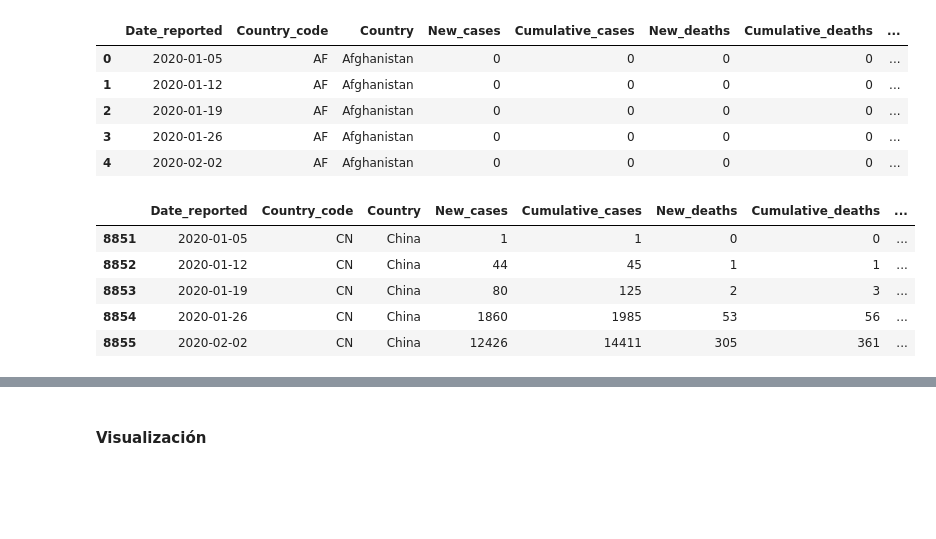
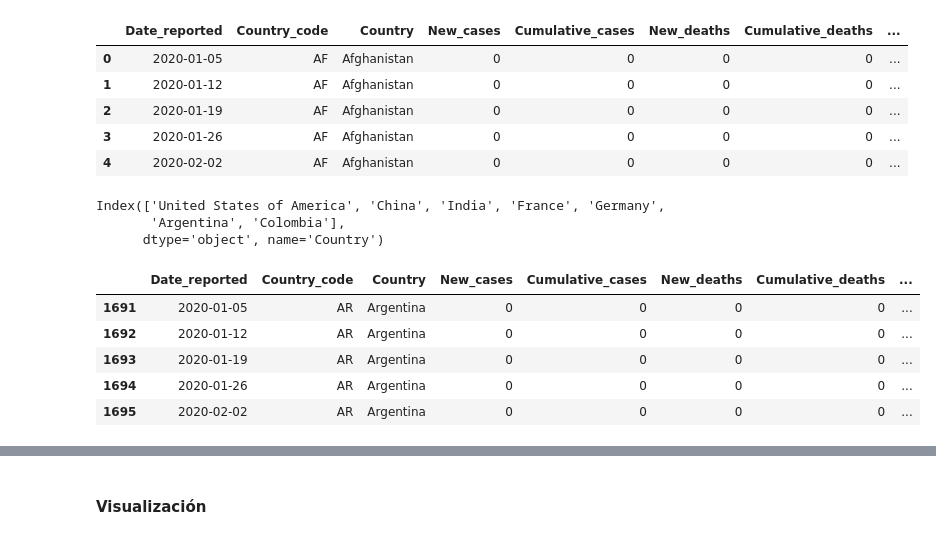
Before and after one commit to pabloing93/covid19-analysis, a Jupyter notebook: COVID19_Analysis.ipynb, the cells around one changed output, grey strips where cells are left out. Drawn from its saved outputs; the diff is of its cells as text; code cells hidden in the pictures; blank space fills up the shorter version.

```diff
--- a/COVID19_Analysis.ipynb
+++ b/COVID19_Analysis.ipynb
@@ -548,3 +550,7 @@ India                        45023751
 France                       38997490
 Germany                      38437756
 Name: Cumulative_cases, dtype: int64
+# %%
+top_5_paises_col_arg = top_5_paises.copy()
+top_5_paises_col_arg['Argentina'] = np.sum(ARG)
+top_5_paises_col_arg['Colombia'] = np.sum(COL)
@@ -558,13 +591,19 @@ df_covid_limpio_reset.head()
 | 2 | 2020-01-19 | AF | Afghanistan | 0 | 0 | 0 | 0 | ... |
 | 3 | 2020-01-26 | AF | Afghanistan | 0 | 0 | 0 | 0 | ... |
 | 4 | 2020-02-02 | AF | Afghanistan | 0 | 0 | 0 | 0 | ... |
+# %%
+top_5_paises_col_arg.index
+# %% [output]
+Index(['United States of America', 'China', 'India', 'France', 'Germany',
+       'Argentina', 'Colombia'],
+      dtype='object', name='Country')
 # %%
-df_top_5 = df_covid_limpio_reset[df_covid_limpio_reset['Country'].isin(top_5_paises.index)]
-df_top_5.head()
+df_top_5_col_arg = df_covid_limpio_reset[df_covid_limpio_reset['Country'].isin(top_5_paises_col_arg.index)]
+df_top_5_col_arg.head()
 # %% [output]
 |  | Date_reported | Country_code | Country | New_cases | Cumulative_cases | New_deaths | Cumulative_deaths | ... |
-| 8851 | 2020-01-05 | CN | China | 1 | 1 | 0 | 0 | ... |
-| 8852 | 2020-01-12 | CN | China | 44 | 45 | 1 | 1 | ... |
-| 8853 | 2020-01-19 | CN | China | 80 | 125 | 2 | 3 | ... |
-| 8854 | 2020-01-26 | CN | China | 1860 | 1985 | 53 | 56 | ... |
-| 8855 | 2020-02-02 | CN | China | 12426 | 14411 | 305 | 361 | ... |
+| 1691 | 2020-01-05 | AR | Argentina | 0 | 0 | 0 | 0 | ... |
+| 1692 | 2020-01-12 | AR | Argentina | 0 | 0 | 0 | 0 | ... |
+| 1693 | 2020-01-19 | AR | Argentina | 0 | 0 | 0 | 0 | ... |
+| 1694 | 2020-01-26 | AR | Argentina | 0 | 0 | 0 | 0 | ... |
+| 1695 | 2020-02-02 | AR | Argentina | 0 | 0 | 0 | 0 | ... |
```
Also changed, not shown: parts of 13 cells of this notebook.
